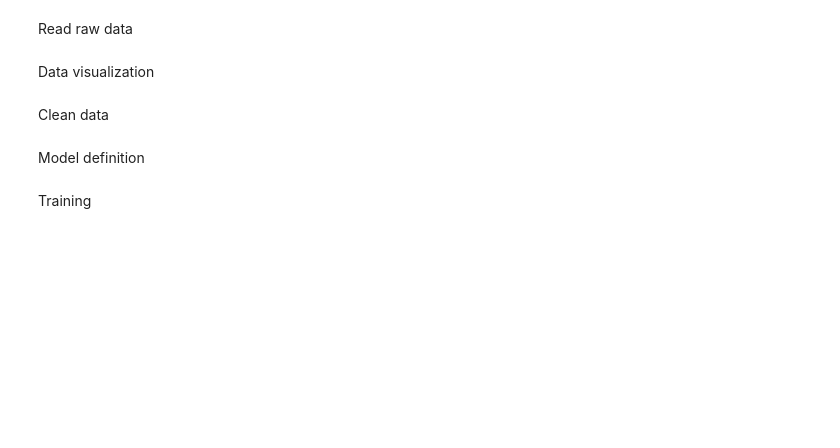
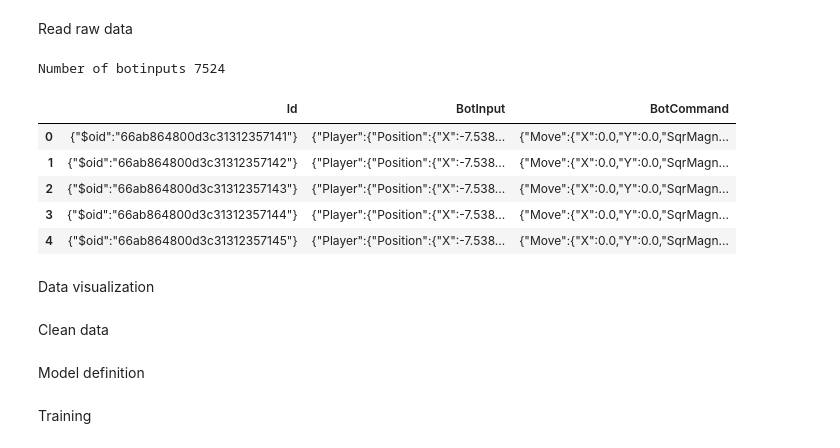
Before and after one commit to Jason-the-sloth/cautious-parakeet, a Jupyter notebook: AI/bot-model.ipynb, the cells around one changed output. Drawn from its saved outputs; the diff is of its cells as text; code cells hidden in the pictures; blank space fills up the shorter version.

```diff
--- a/AI/bot-model.ipynb
+++ b/AI/bot-model.ipynb
@@ -33,7 +33,18 @@ import torch.nn as nn
 import torch.optim as optim
 import numpy as np
 # %%
-rawData = pd.read_excel('D:\external-projects\cautious-parakeet\Controller\Control\data.xlsx', header=None, names=['Id', 'BotInput', 'BotCommand'])
+rawData = pd.read_excel('data.xlsx', header=None, names=['Id', 'BotInput', 'BotCommand'])
+# %%
+print("Number of botinputs",len(rawData))
+rawData.head(5)
+# %% [output]
+Number of botinputs 7524
+|  | Id | BotInput | BotCommand |
+| 0 | {"$oid":"66ab864800d3c31312357141"} | {"Player":{"Position":{"X":-7.538... | {"Move":{"X":0.0,"Y":0.0,"SqrMagn... |
+| 1 | {"$oid":"66ab864800d3c31312357142"} | {"Player":{"Position":{"X":-7.538... | {"Move":{"X":0.0,"Y":0.0,"SqrMagn... |
+| 2 | {"$oid":"66ab864800d3c31312357143"} | {"Player":{"Position":{"X":-7.538... | {"Move":{"X":0.0,"Y":0.0,"SqrMagn... |
+| 3 | {"$oid":"66ab864800d3c31312357144"} | {"Player":{"Position":{"X":-7.538... | {"Move":{"X":0.0,"Y":0.0,"SqrMagn... |
+| 4 | {"$oid":"66ab864800d3c31312357145"} | {"Player":{"Position":{"X":-7.538... | {"Move":{"X":0.0,"Y":0.0,"SqrMagn... |
 # %% [markdown]
 Data visualization
 # %% [markdown]
```
Also changed, not shown: parts of 7 cells of this notebook, 3 other files.
